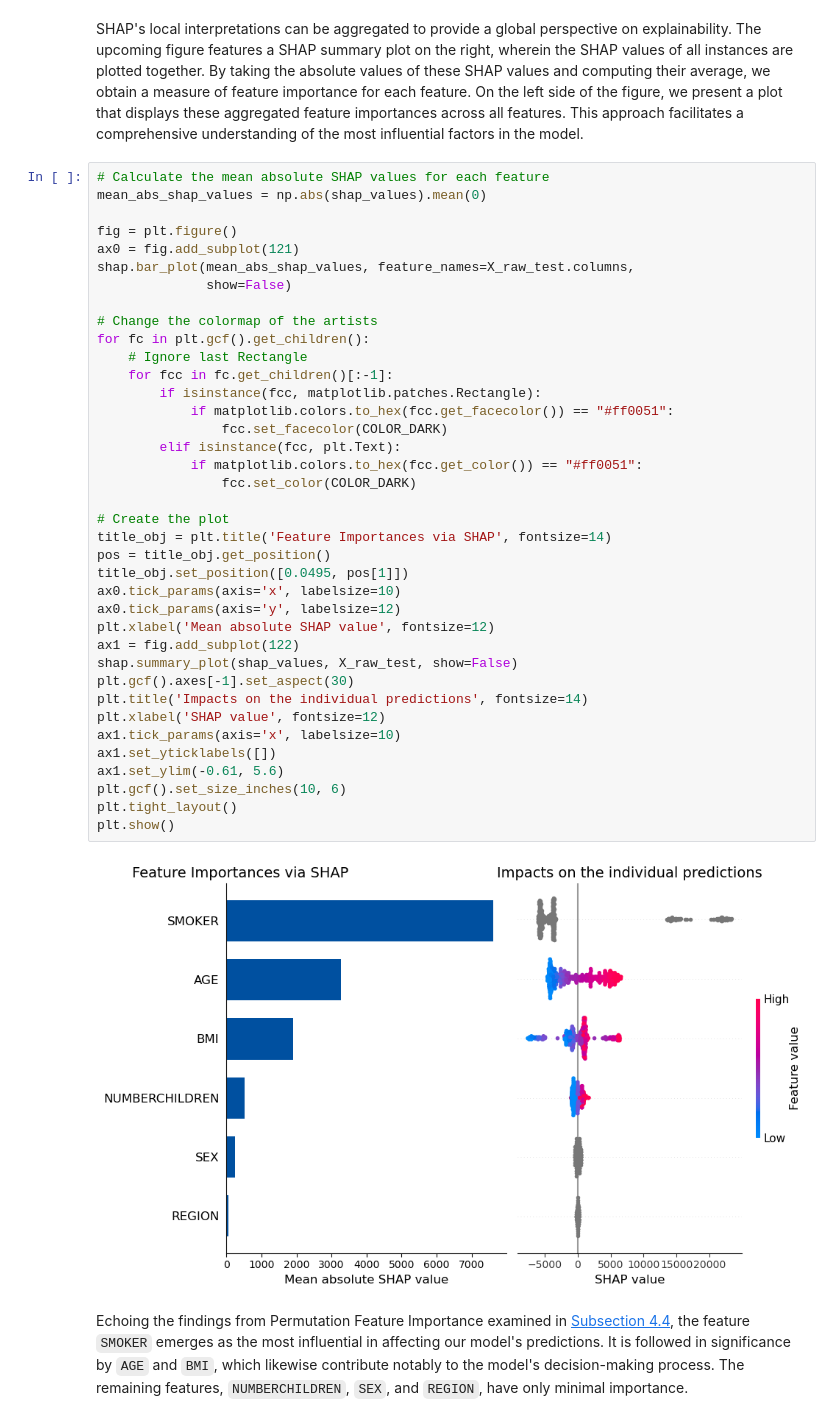
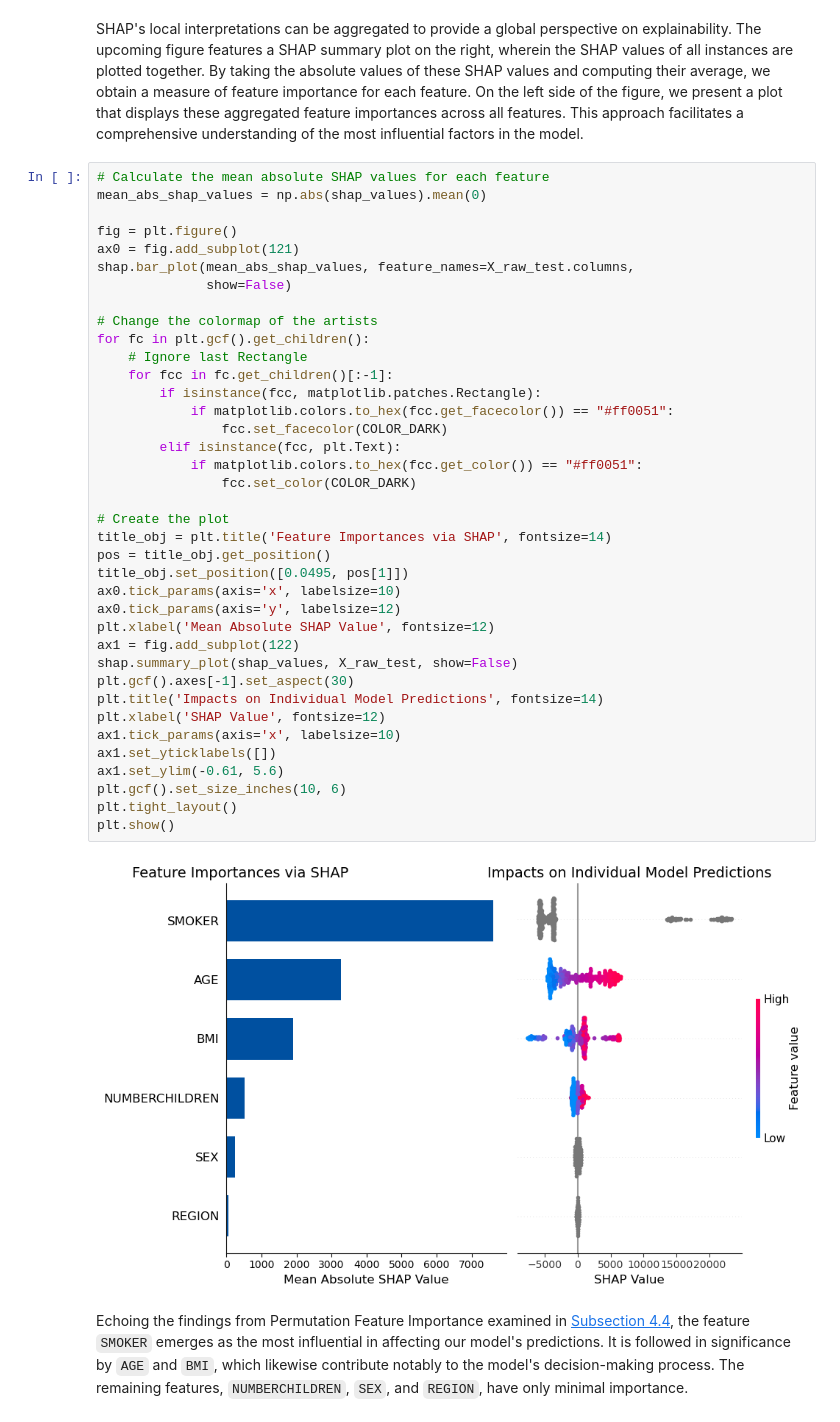
Before and after one commit to DeutscheAktuarvereinigung/WorkingGroup_eXplainableAI_Notebooks, a Jupyter notebook: Toy Examples/Regression/toy_python_regression_MedicalCosts.ipynb, the cells around one changed output. Drawn from its saved outputs; the diff is of its cells as text.

```diff
--- a/Toy Examples/Regression/toy_python_regression_MedicalCosts.ipynb
+++ b/Toy Examples/Regression/toy_python_regression_MedicalCosts.ipynb
@@ -1097,37 +1097,37 @@ ax0 = fig.add_subplot(121)
 shap.bar_plot(mean_abs_shap_values, feature_names=X_raw_test.columns,
               show=False)
 
 # Change the colormap of the artists
 for fc in plt.gcf().get_children():
     # Ignore last Rectangle
     for fcc in fc.get_children()[:-1]:
         if isinstance(fcc, matplotlib.patches.Rectangle):
             if matplotlib.colors.to_hex(fcc.get_facecolor()) == "#ff0051":
                 fcc.set_facecolor(COLOR_DARK)
         elif isinstance(fcc, plt.Text):
             if matplotlib.colors.to_hex(fcc.get_color()) == "#ff0051":
                 fcc.set_color(COLOR_DARK)
 
 # Create the plot
 title_obj = plt.title('Feature Importances via SHAP', fontsize=14)
 pos = title_obj.get_position()
 title_obj.set_position([0.0495, pos[1]])
 ax0.tick_params(axis='x', labelsize=10)
 ax0.tick_params(axis='y', labelsize=12)
-plt.xlabel('Mean absolute SHAP value', fontsize=12)
+plt.xlabel('Mean Absolute SHAP Value', fontsize=12)
 ax1 = fig.add_subplot(122)
 shap.summary_plot(shap_values, X_raw_test, show=False)
 plt.gcf().axes[-1].set_aspect(30)
-plt.title('Impacts on the individual predictions', fontsize=14)
-plt.xlabel('SHAP value', fontsize=12)
+plt.title('Impacts on Individual Model Predictions', fontsize=14)
+plt.xlabel('SHAP Value', fontsize=12)
 ax1.tick_params(axis='x', labelsize=10)
 ax1.set_yticklabels([])
 ax1.set_ylim(-0.61, 5.6)
 plt.gcf().set_size_inches(10, 6)
 plt.tight_layout()
 plt.show()
 # %% [output]
-[figure, old version]
+[figure, new version]
 # %% [markdown]
 Echoing the findings from Permutation Feature Importance examined in [Subsection 4.4](#permutation-feature-importance), the feature `SMOKER` emerges as the most influential in affecting our model's predictions. It is followed in significance by `AGE` and `BMI`, which likewise contribute notably to the model's decision-making process. The remaining features, `NUMBERCHILDREN`, `SEX`, and `REGION`, have only minimal importance.
 # %% [markdown]
```
Also changed, not shown: parts of 17 cells of this notebook, 2 other files.
